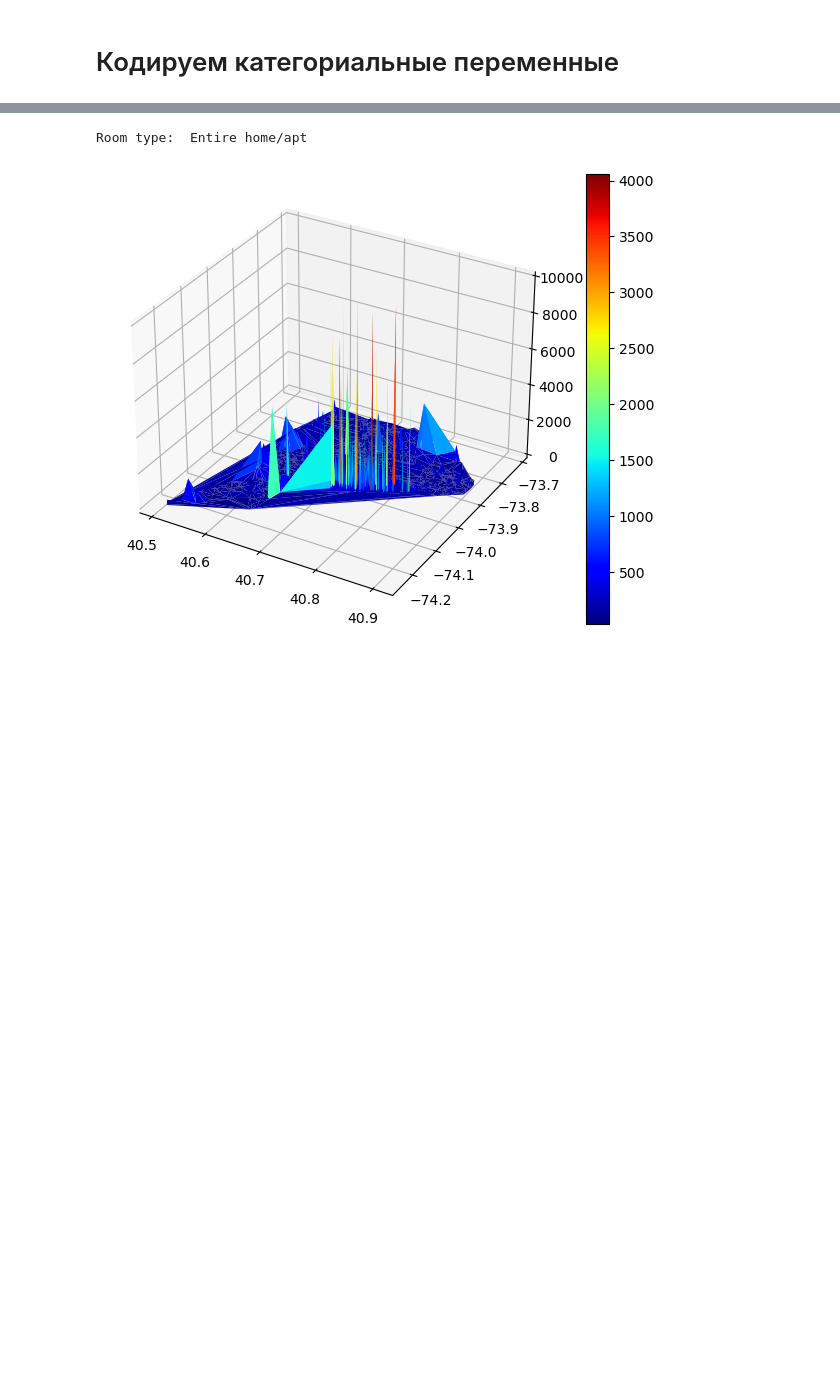
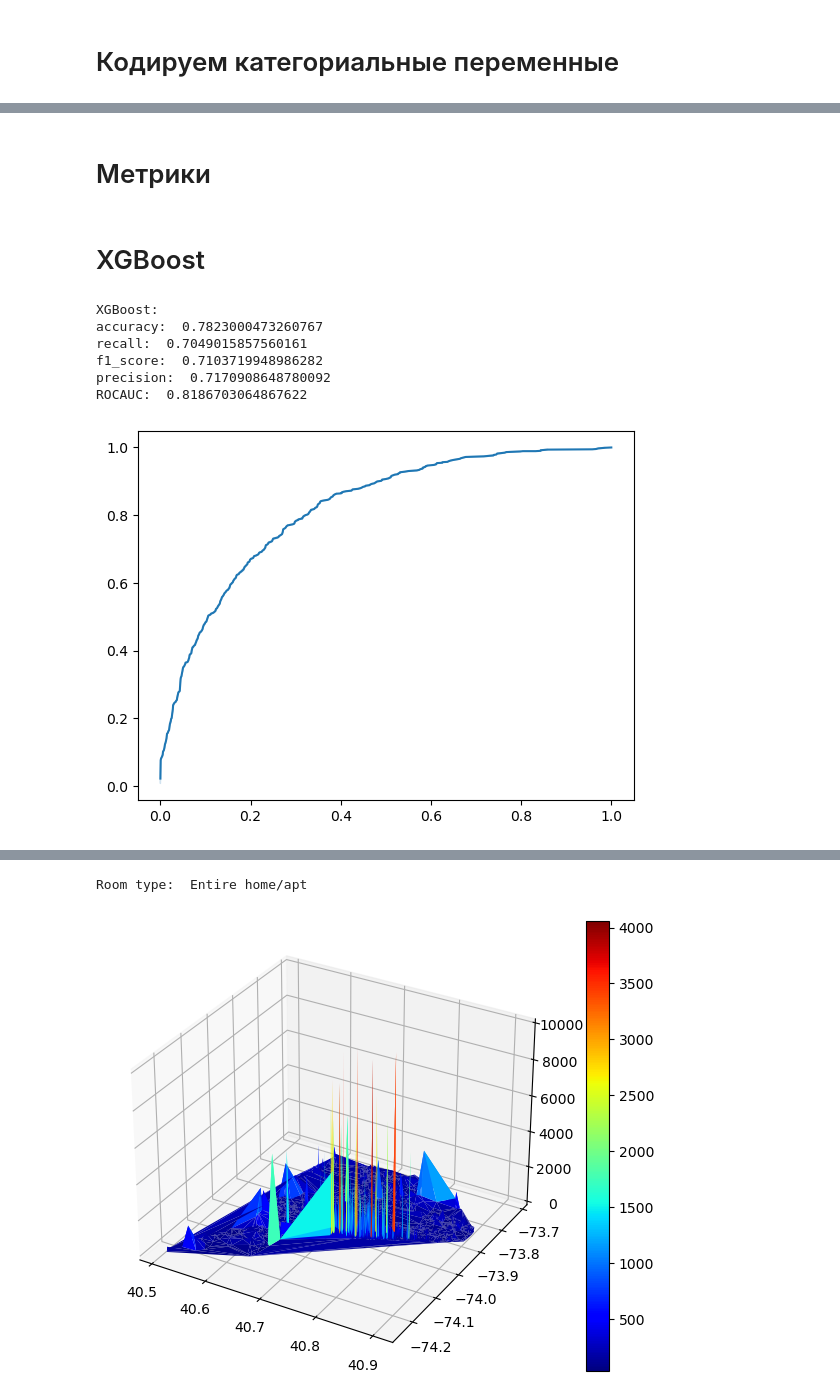
Before and after one commit to ATer-Oganisyan/prof-hw-1, a Jupyter notebook: prof-hw-1.ipynb, the cells around one changed output, grey strips where cells are left out. Drawn from its saved outputs; the diff is of its cells as text; code cells hidden in the pictures; blank space fills up the shorter version.

```diff
--- a/prof-hw-1.ipynb
+++ b/prof-hw-1.ipynb
@@ -190,0 +324,2 @@ Median:  65.0
+# %% [markdown]
+# Метрики
@@ -191,13 +328,30 @@ Median:  65.0
+# %% [markdown]
+# XGBoost
 # %%
-# Мат ожидания цен, в зависимости от  микро-района.
-def filter_by_neighbourhood(df_to_filter, neighbourhood):
-    return df_to_filter.loc[df_to_filter['neighbourhood'] == neighbourhood]
+print("XGBoost: ")
 
-#Пишем в мапу, чтобы в дальнейшем использовать
-mean_price_by_neighbourhood = {}
+accuracy_gb = accuracy_score(y_test, Y_preds_gb)
+print("accuracy: ", accuracy_gb)
 
-for neighbourhood in neighbourhoods:
-    prices = filter_by_neighbourhood(hist_data_price, neighbourhood)
-    prices = prices.loc[:, 'price']
-    mean = prices.mean()
-    mean_price_by_neighbourhood[neighbourhood] = mean
+recall_gb = recall_score(y_test, Y_preds_gb, average='macro')
+print("recall: ", recall_gb)
+
+f1_score_gb = f1_score(y_test, Y_preds_gb, average='macro')
+print("f1_score: ", f1_score_gb)
+
+precision_gb = precision_score(y_test, Y_preds_gb, average='macro')
+print("precision: ", precision_gb)
+
+fpr, tpr, threshold = roc_curve(y_test, Y_scores_gb[:, 1])
+roc_auc = auc(fpr, tpr)
+sb.lineplot(x = fpr, y = tpr)
+
+print("ROCAUC: ", roc_auc)
+# %% [output]
+XGBoost:
+accuracy:  0.7823000473260767
+recall:  0.7049015857560161
+f1_score:  0.7103719948986282
+precision:  0.7170908648780092
+ROCAUC:  0.8186703064867622
+[figure, added]
```
Also changed, not shown: parts of 22 cells of this notebook.
